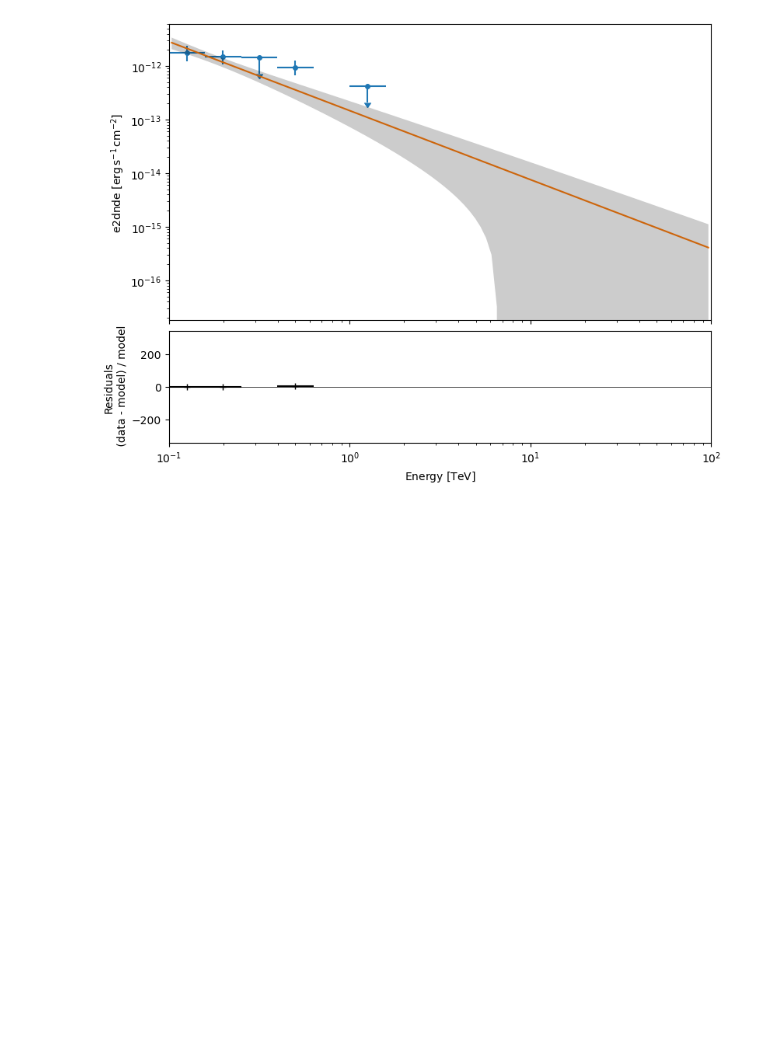
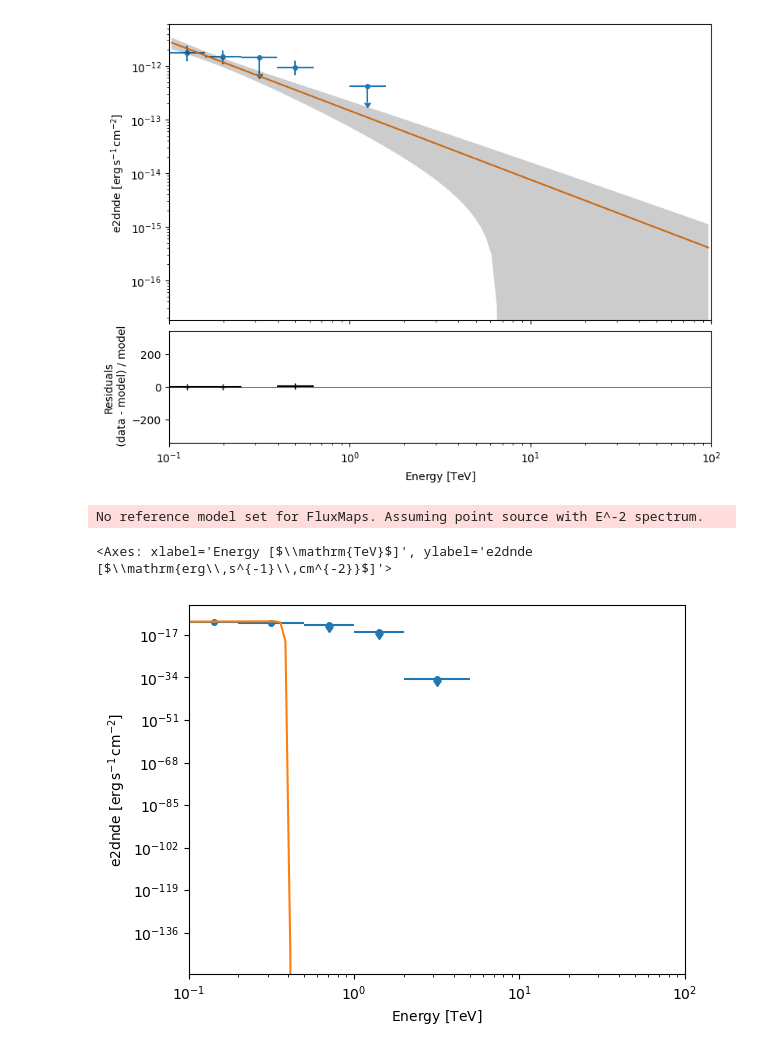
Before and after one commit to tcaba2/MASS_Thesis, a Jupyter notebook: simulations/Wind/NGC1068_sim_Wind.ipynb, the cells around one changed output. Drawn from its saved outputs; the diff is of its cells as text; code cells hidden in the pictures; blank space fills up the shorter version.

```diff
--- a/simulations/Wind/NGC1068_sim_Wind.ipynb
+++ b/simulations/Wind/NGC1068_sim_Wind.ipynb
@@ -728,3 +727,27 @@ flux_points_dataset.plot_fit()
 (<Axes: xlabel='Energy [$\\mathrm{TeV}$]', ylabel='e2dnde [$\\mathrm{erg\\,s^{-1}\\,cm^{-2}}$]'>,
  <Axes: xlabel='Energy [$\\mathrm{TeV}$]', ylabel='Residuals\n (data - model) / model'>)
 [figure]
+# %%
+from gammapy.estimators import FluxPointsEstimator, FluxPoints
+flux_points = FluxPoints.read("/Users/tharacaba/Desktop/Tesis_2/MASS_Thesis/simulations/Wind/100sims/avg_flux_points_50hr.fits")
+#model = Models.read("/Users/tharacaba/Desktop/Tesis_2/MASS_Thesis/simulations/Wind/NGC1068_Wind.yaml")
+model = ExpCutoffPowerLawSpectralModel(
+    amplitude = 2.01e-12 * u.Unit("cm-2 s-1 TeV-1"),
+    index = 1.778,
+    lambda_ = 2.794 / u.TeV,
+    reference = 1 * u.TeV,
+    alpha = 40.670
+)
+
+sky_model = SkyModel(
+                    spectral_model=model,
+                    spatial_model=spatial_model,
+                    name="NGC_1068",
+                    )
+
+fp_dataset = FluxPointsDataset(data=flux_points, models=sky_model)
+fp_dataset.plot_spectrum()
+# %% [output]
+No reference model set for FluxMaps. Assuming point source with E^-2 spectrum.
+<Axes: xlabel='Energy [$\\mathrm{TeV}$]', ylabel='e2dnde [$\\mathrm{erg\\,s^{-1}\\,cm^{-2}}$]'>
+[figure, added]
```
Also changed, not shown: parts of 1 cell of this notebook, 4 other files.
